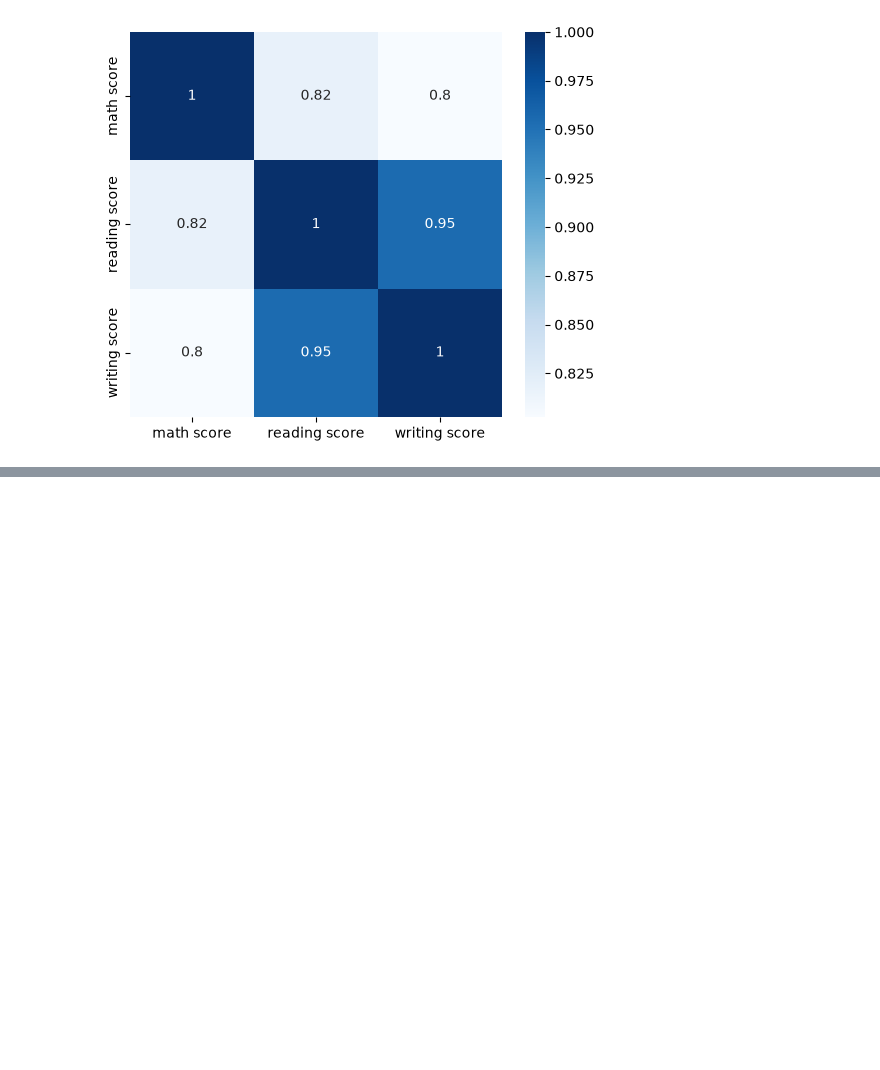
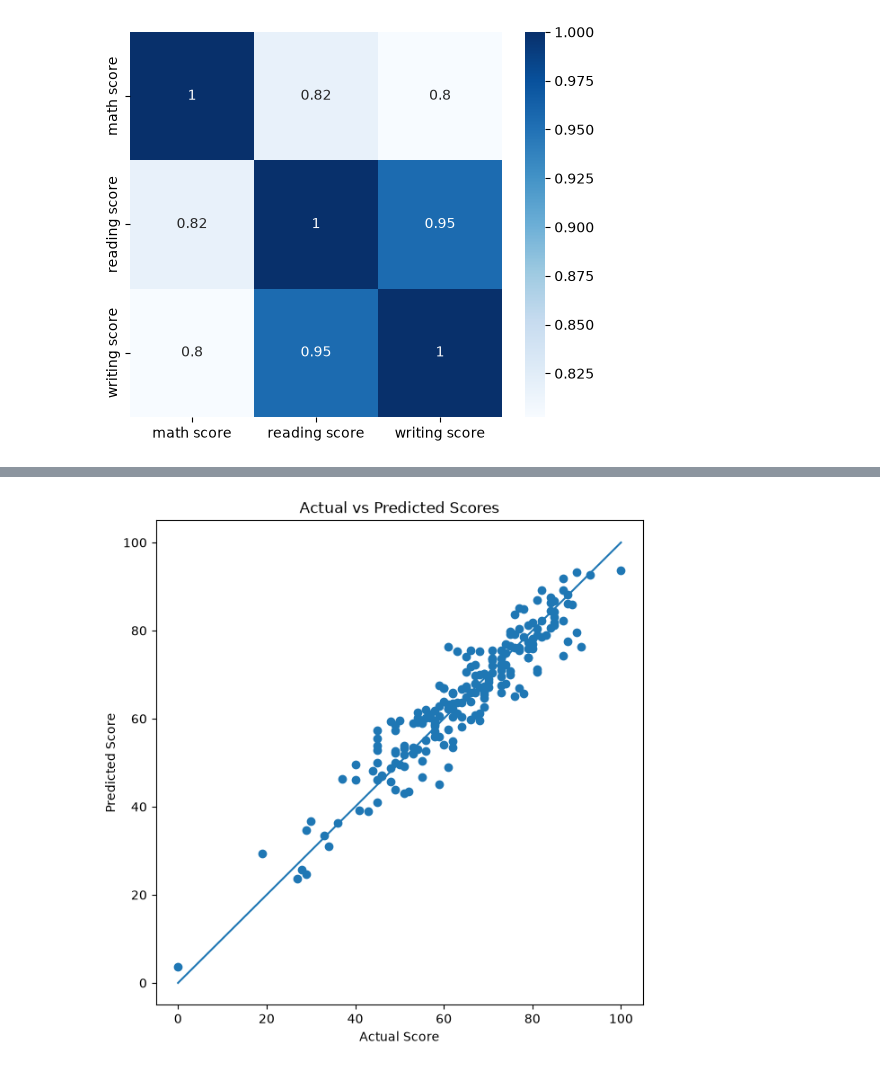
Before and after one commit to Ai-MAFlutter/Student-Performance-Prediction, a Jupyter notebook: notebooks/Student_Performance_Prediction.ipynb, the cells around one changed output, grey strips where cells are left out. Drawn from its saved outputs; the diff is of its cells as text; code cells hidden in the pictures; blank space fills up the shorter version.

Commit message:
Complete Student Performance Prediction project

```diff
--- a/Student_Performance_Prediction.ipynb
+++ b/notebooks/Student_Performance_Prediction.ipynb
@@ -172,0 +206,7 @@ plt.show()
+# %%
+X_train, X_test = X_train.align(
+    X_test,
+    join='left',
+    axis=1,
+    fill_value=0
+)
@@ -172,0 +215,4 @@ plt.show()
+# %%
+model = LinearRegression()
+# %%
+model.fit(X_train, y_train)
@@ -172,0 +221,2 @@ plt.show()
+# %%
+y_pred = model.predict(X_test)
@@ -172,0 +266,17 @@ plt.show()
+# %%
+plt.figure(figsize=(7,7))
+
+plt.scatter(y_test, y_pred)
+
+plt.plot(
+    [y_test.min(), y_test.max()],
+    [y_test.min(), y_test.max()]
+)
+
+plt.xlabel("Actual Score")
+plt.ylabel("Predicted Score")
+plt.title("Actual vs Predicted Scores")
+
+plt.show()
+# %% [output]
+[figure, added]
```
Also changed, not shown: parts of 13 cells of this notebook, 7 other files.
